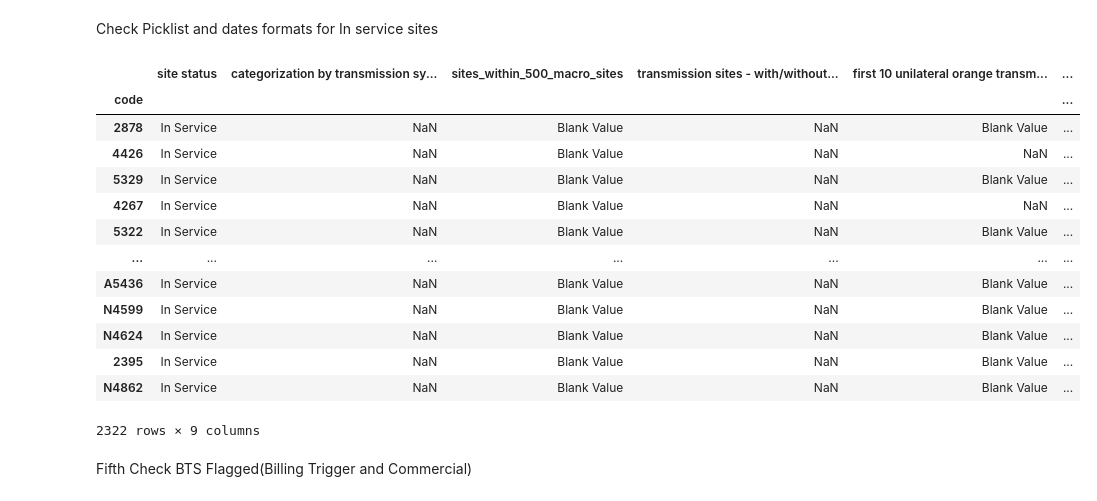
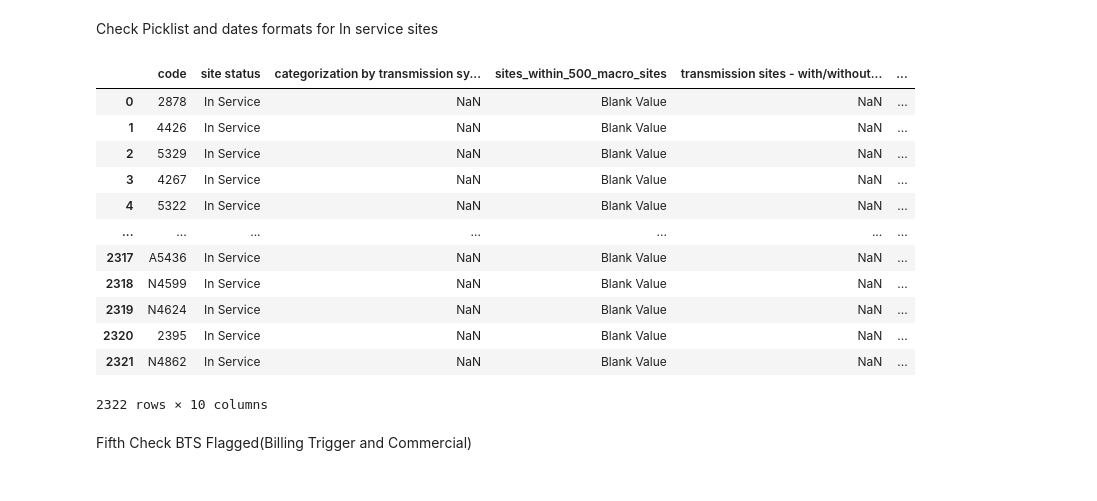
Before and after one commit to emerenan/xlsx_validation, a Jupyter notebook: ro_validations.ipynb, the cells around one changed output. Cells and saved outputs as stored; diff of their text form; code cells hidden in the pictures.

Commit message:
fit check_picklist

```diff
--- a/ro_validations.ipynb
+++ b/ro_validations.ipynb
@@ -77,7 +79,7 @@ towerdb = towerdb.rename(columns=dic_cols)
 #towerdb.columns = list(map(lambda x: re.sub(r'^\s+|\s+$', '', str(x.lower())), towerdb.columns.to_list()))
 
 dates_tw =['infrastructure ready (existing)/ to be ready (new)','billing trigger date','first_active_sharing_start_date',
-           'first_active_sharing_end_date','radio equipments to be deactivated by', 'rfai ( ready for active installation ) ', 'date_of_equipment_removal']
+           'first_active_sharing_end_date','radio equipments to be deactivated by','transfer_date_of_registration_required_sites', 'rfai ( ready for active installation ) ', 'date_of_equipment_removal']
 
 for i in dates_tw:
     towerdb[i] = pd.to_datetime(towerdb[i])
@@ -300,9 +300,10 @@ Do this check in all sites
 
 Check the picklist for each case
 # %%
-def check_picklist_v1(df,df_index,df_status, df_cols, picklist_dict):
+def check_picklist_v1(df,df_index,df_status, picklist_dict):
     from collections import defaultdict
 
+    df_cols = list(picklist_dict.keys())
     df_picklist = df[df_cols].fillna('')
     df_picklist = df_picklist.to_dict(orient='list')
 
@@ -333,7 +334,7 @@ def check_picklist_v1(df,df_index,df_status, df_cols, picklist_dict):
     df_errors = pd.merge(df_errors,df, how='left', on=[df_index])
     df_errors = df_errors.set_index(df_index)
     df_errors = df_errors[[df_status]+ df_errors.columns[:-1].tolist()]
-    #df_errors = df_errors.reset_index()
+    df_errors = df_errors.reset_index()
     return df_errors
 
 picklist_tw_general = {
@@ -342,7 +343,7 @@ picklist_tw_general = {
 }
 pick_col_general = ['code', 'categorization by transmission sys']
 
-df_general_pick = check_picklist_v1(towerdb, tw_index, tw_status, pick_col_general, picklist_tw_general)
+df_general_pick = check_picklist_v1(towerdb, tw_index, tw_status, picklist_tw_general)
 df_general_pick
 #no errors
 # %% [output]
@@ -405,7 +405,7 @@ towerdb['only - active sharing orange']
 def check_picklist_v1(df,df_index,df_status, picklist_dict):
     from collections import defaultdict
 
-    df_cols = [i.lower() for i in picklist_dict.keys()]
+    df_cols = list(picklist_dict.keys())
     df_picklist = df[df_cols].fillna('')
     df_picklist = df_picklist.to_dict(orient='list')
 
@@ -436,7 +436,7 @@ def check_picklist_v1(df,df_index,df_status, picklist_dict):
     df_errors = pd.merge(df_errors,df, how='left', on=[df_index])
     df_errors = df_errors.set_index(df_index)
     df_errors = df_errors[[df_status]+ df_errors.columns[:-1].tolist()]
-    #df_errors = df_errors.reset_index()
+    df_errors = df_errors.reset_index()
     return df_errors
 
 picklis_dict = {
@@ -452,47 +452,46 @@ picklis_dict = {
     'macro site - transmission hub site with/without shelters': ['With shelters','Without shelters','Non Transmission Hub Site'],
 	'transmission sites - with/without shelters.' : ['With shelters','Without shelters','Non Transmission Site'],
     'power supply': ['AC','DC','AC & DC','No Power'],
     'categorization by site type': ['RTT','GBT','DAS active','DAS passive','RTT+DAS active','GBT+DAS active','RTT+DAS passive','GBT+DAS passive','Outdoor Small Cells'],
     'sites_as_metered_estimated': ['Estimated Model','Metered Model'],
     'air conditioning': ['No','Yes; Indoor Air Conditioning','Yes; Indoor Free Air cooling / Free cooling units'],
     'active sharing arrangements involving the operator': ['MORAN (On VF equipment)','MORAN (On non-VF equipment)','MOCN with Spectrum Pooling','Partial Active-Passive',\
                                                           'No Active Sharing'],
     'orange passive shared sites ': [0 , 1],
     'orange active shared sites ': ['Yes', 'No'],
     'only - active sharing orange': [0 , 1],
     'unilateral orange transmission site': ['Yes', 'No'],
 	'first 10 unilateral orange transmission site': ['Yes', 'No'],
     'sites_as_metered_estimated': ['Estimated Model','Metered Model'],
 	'subsequent_sharing_arrangement': ['Yes', 'No'],
 	'sites_within_500_macro_sites' : ['Yes', 'No'],
     'bts sites': ['Yes', 'No'],
     'strategic sites': ['Yes', 'No'],
     'strategic_site_bucket': ['Non Strategic'],
     'critical site': ['Yes', 'No'],
     '10% critical': ['Beyond 10%', 'Within 10%','Non Critical'],
     'wip_site': ['Yes', 'No'],
     'bundled sites': ['Yes', 'No'],
     'decommissioned sites': ['Yes', 'No']}
 
 actives = towerdb[towerdb[tw_status]=='In Service']
 df_in_service_picklist = check_picklist_v1(actives, tw_index,tw_status, picklis_dict)
 df_in_service_picklist
 #Tem error em 4 colunas
 # %% [output]
-|  | site status | categorization by transmission sy... | sites_within_500_macro_sites | transmission sites - with/without... | first 10 unilateral orange transm... | ... |
-| code |  |  |  |  |  | ... |
-| 2878 | In Service | NaN | Blank Value | NaN | Blank Value | ... |
-| 4426 | In Service | NaN | Blank Value | NaN | NaN | ... |
-| 5329 | In Service | NaN | Blank Value | NaN | Blank Value | ... |
-| 4267 | In Service | NaN | Blank Value | NaN | NaN | ... |
-| 5322 | In Service | NaN | Blank Value | NaN | Blank Value | ... |
+|  | code | site status | categorization by transmission sy... | sites_within_500_macro_sites | transmission sites - with/without... | ... |
+| 0 | 2878 | In Service | NaN | Blank Value | NaN | ... |
+| 1 | 4426 | In Service | NaN | Blank Value | NaN | ... |
+| 2 | 5329 | In Service | NaN | Blank Value | NaN | ... |
+| 3 | 4267 | In Service | NaN | Blank Value | NaN | ... |
+| 4 | 5322 | In Service | NaN | Blank Value | NaN | ... |
 | ... | ... | ... | ... | ... | ... | ... |
-| A5436 | In Service | NaN | Blank Value | NaN | Blank Value | ... |
-| N4599 | In Service | NaN | Blank Value | NaN | Blank Value | ... |
-| N4624 | In Service | NaN | Blank Value | NaN | Blank Value | ... |
-| 2395 | In Service | NaN | Blank Value | NaN | Blank Value | ... |
-| N4862 | In Service | NaN | Blank Value | NaN | Blank Value | ... |
+| 2317 | A5436 | In Service | NaN | Blank Value | NaN | ... |
+| 2318 | N4599 | In Service | NaN | Blank Value | NaN | ... |
+| 2319 | N4624 | In Service | NaN | Blank Value | NaN | ... |
+| 2320 | 2395 | In Service | NaN | Blank Value | NaN | ... |
+| 2321 | N4862 | In Service | NaN | Blank Value | NaN | ... |
-2322 rows × 9 columns
+2322 rows × 10 columns
 # %%
 def check_date_columns(df, df_index,status_col,columns, format):
     """
```
Also changed, not shown: parts of 4 cells of this notebook.
